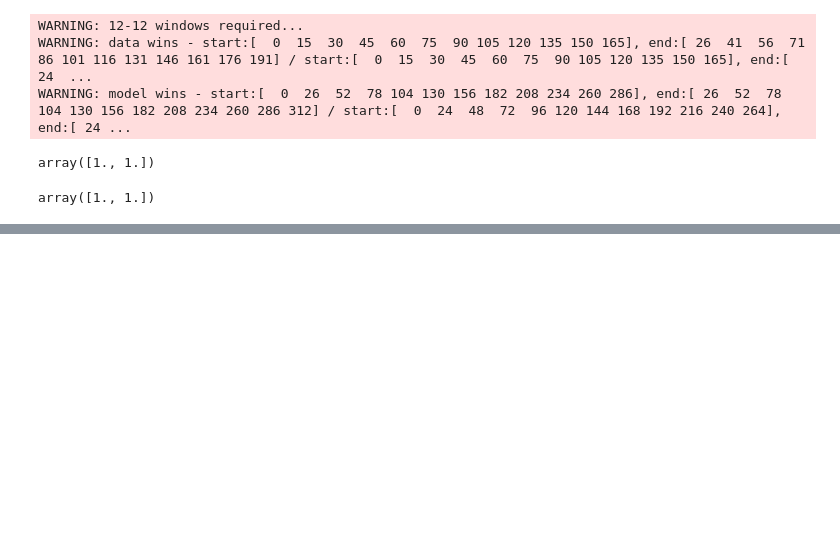
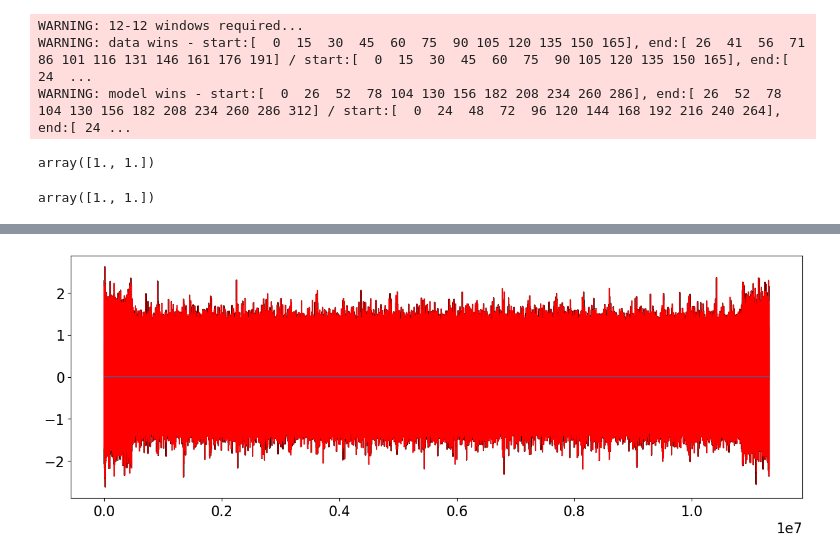
Before and after one commit to PyLops/pylops_slidingpatching, a Jupyter notebook: FastSliding3D.ipynb, the cells around one changed output, grey strips where cells are left out. Drawn from its saved outputs; the diff is of its cells as text; code cells hidden in the pictures; blank space fills up the shorter version.

Commit message:
Updated FastSliding notebooks

```diff
--- a/FastSliding3D.ipynb
+++ b/FastSliding3D.ipynb
@@ -152,3 +162,38 @@ y = Slid1a @ x
 np.unique(y)
 # %% [output]
 array([1., 1.])
+# %%
+# Check that the results with and without the savetaper are the same
+nwin = (26, 24)
+nover = (11, 9)
+nop = 32
+#dimsd = (200, 200, 32) # small
+dimsd = (400, 400, 32) # large
+
+nwins, dims, _, _ = sliding3d_design(dimsd, nwin, nover, (nop, nop, (nop + 2) // 2))
+
+# no operator broadcast
+Op = pylops.signalprocessing.FFTND((nwin[0], nwin[1], dimsd[2]), nffts=(nop, nop, nop),
+                                   axes=(-3, -2, -1), sampling=(1, 1, 1),
+                                   real=True, engine=fftengine, workers=16,
+                                   dtype=np_floatc)
+Slid1a = Sliding3D(Op.H, dims, dimsd, nwin, nover, (nop, (nop + 2) // 2),
+                   tapertype=tapertype, savetaper=True)
+Slid1ano = Sliding3D(Op.H, dims, dimsd, nwin, nover, (nop, (nop + 2) // 2),
+                   tapertype=tapertype, savetaper=False)
+
+# with operator broadcast
+Op = pylops.signalprocessing.FFTND((nwins[0], nwins[1], nwin[0], nwin[1], dimsd[2]), nffts=(nop, nop, nop),
+                                   axes=(-3, -2, -1), sampling=(1, 1, 1), real=True,
+                                   engine=fftengine, workers=16,
+                                   dtype=np_floatc)
+Slid1b = Sliding3D(Op.H, dims, dimsd, nwin, nover, (nop, nop, (nop + 2) // 2),
+                   tapertype=tapertype, savetaper=True)
+Slid1bno = Sliding3D(Op.H, dims, dimsd, nwin, nover, (nop, nop, (nop + 2) // 2),
+                   tapertype=tapertype, savetaper=False)
+
+#y = np.arange(dimsd[0]*dimsd[1]*dimsd[2]).reshape(dimsd).astype(np_float)
+y = np.random.normal(0., 1., dimsd[0]*dimsd[1]*dimsd[2]).reshape(dimsd).astype(np_float)
+
+x = Slid1a.H * y.ravel()
+x1 = Slid1ano.H * y.ravel()
@@ -154,0 +212,7 @@ array([1., 1.])
+# %%
+plt.figure(figsize=(15, 5))
+plt.plot(x.ravel(), 'k')
+plt.plot(x1.ravel(), 'r', lw=1)
+plt.plot(x.ravel()-x1.ravel(), lw=1);
+# %% [output]
+[figure, added]
```
Also changed, not shown: parts of 12 cells of this notebook, 3 other files.
